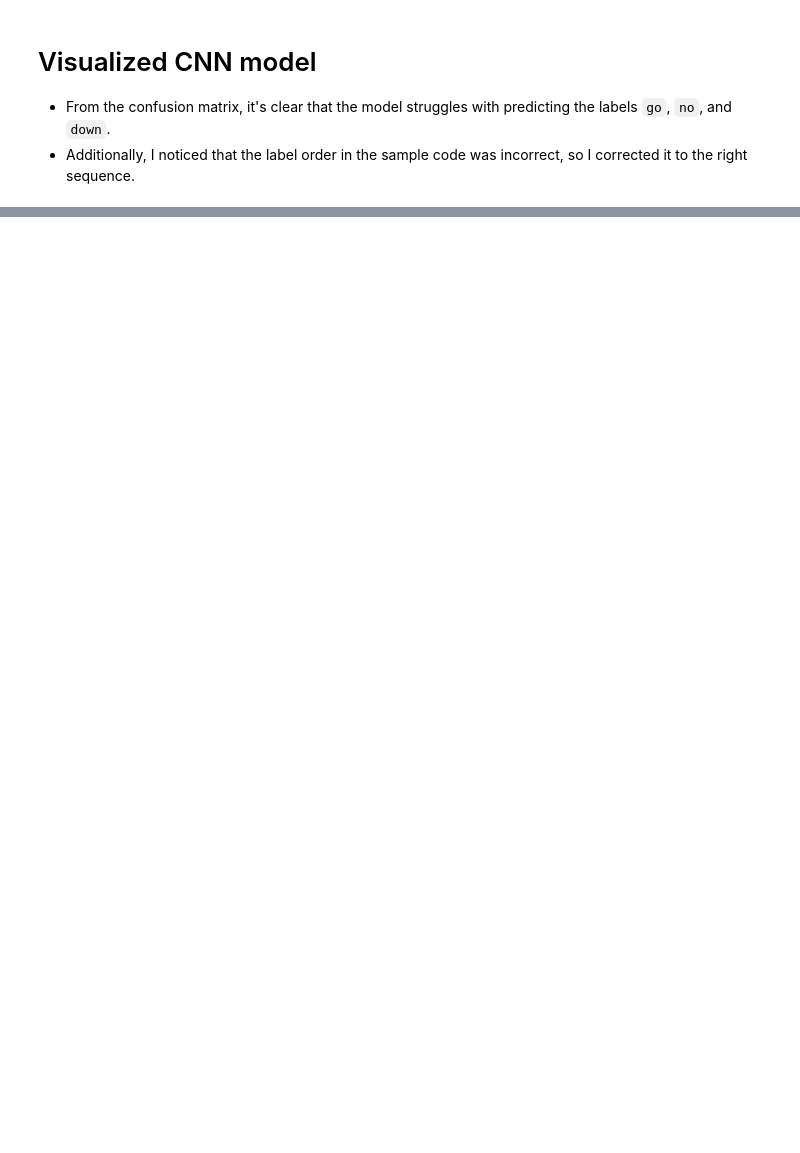
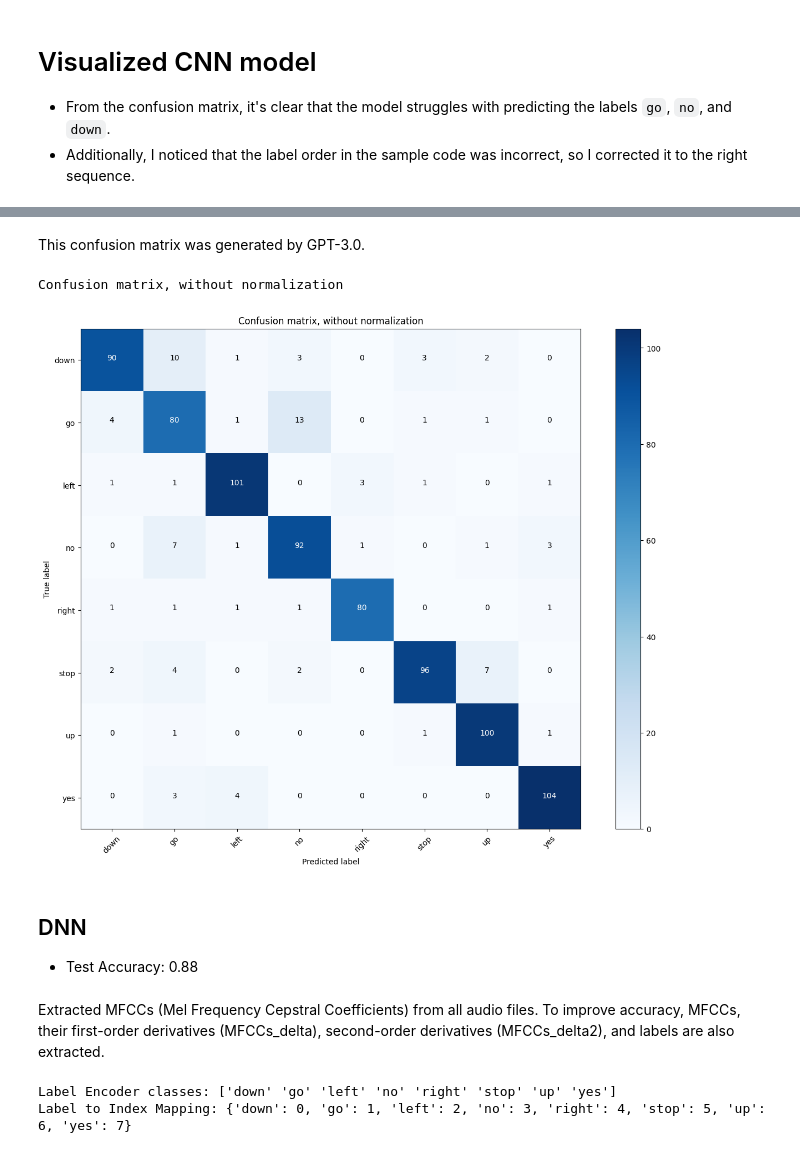
Before and after one commit to Annie-Zhou1997/VT_assignment, a Jupyter notebook: ML_A2.ipynb, the cells around one changed output, grey strips where cells are left out. Cells and saved outputs as stored; diff of their text form; code cells hidden in the pictures; blank space fills up the shorter version.

```diff
--- a/ML_A2.ipynb
+++ b/ML_A2.ipynb
@@ -367,0 +392,64 @@ Test Accuracy: 0.8293269276618958
+# %% [markdown]
+This confusion matrix was generated by GPT-3.0.
+# %%
+# extract the feature from the encoder
+y_true = []
+for _, label in test_spectrogram_ds:
+    y_true.extend(label.numpy())
+
+# convert prediction to class
+y_pred = np.argmax(predictions, axis=1)
+
+# calculate confusion matrix
+cm = confusion_matrix(y_true, y_pred)
+
+# plot confusion matrix
+def plot_confusion_matrix(cm, classes,
+                          normalize=False,
+                          title='Confusion matrix',
+                          cmap=plt.cm.Blues):
+    """
+    this function print and plot the confusion matrix
+    `normalize=True` to set the normalization
+    """
+    if normalize:
+        cm = cm.astype('float') / cm.sum(axis=1)[:, np.newaxis]
+        print("Normalized confusion matrix")
+    else:
+        print('Confusion matrix, without normalization')
+
+    plt.imshow(cm, interpolation='nearest', cmap=cmap)
+    plt.title(title)
+    plt.colorbar()
+    tick_marks = np.arange(len(classes))
+    plt.xticks(tick_marks, classes, rotation=45)
+    plt.yticks(tick_marks, classes)
+
+    fmt = '.2f' if normalize else 'd'
+    thresh = cm.max() / 2.
+    for i, j in itertools.product(range(cm.shape[0]), range(cm.shape[1])):
+        plt.text(j, i, format(cm[i, j], fmt),
+                 horizontalalignment="center",
+                 color="white" if cm[i, j] > thresh else "black")
+
+    plt.tight_layout()
+    plt.ylabel('True label')
+    plt.xlabel('Predicted label')
+
+# class names
+class_names = ['down' ,'go' ,'left', 'no' ,'right' ,'stop', 'up' ,'yes']
+
+# plot non-normalized confusion matrix
+plt.figure(figsize=(13,10))
+plot_confusion_matrix(cm, classes=class_names, normalize=False,
+                      title='Confusion matrix, without normalization')
+
+plt.show()
+# %% [output]
+Confusion matrix, without normalization
+[figure, added]
+# %% [markdown]
+## DNN
+* Test Accuracy: 0.88
+# %% [markdown]
+Extracted MFCCs (Mel Frequency Cepstral Coefficients) from all audio files. To improve accuracy, MFCCs, their first-order derivatives (MFCCs_delta), second-order derivatives (MFCCs_delta2), and labels are also extracted.
@@ -367,0 +511,11 @@ Test Accuracy: 0.8293269276618958
+# %%
+# cheak label encoder classes
+class_labels = label_encoder.classes_
+print("Label Encoder classes:", class_labels)
+
+# create a dictionary to map labels to index
+label_to_index = {label: index for index, label in enumerate(class_labels)}
+print("Label to Index Mapping:", label_to_index)
+# %% [output]
+Label Encoder classes: ['down' 'go' 'left' 'no' 'right' 'stop' 'up' 'yes']
+Label to Index Mapping: {'down': 0, 'go': 1, 'left': 2, 'no': 3, 'right': 4, 'stop': 5, 'up': 6, 'yes': 7}
```
Also changed, not shown: parts of 34 cells of this notebook.
